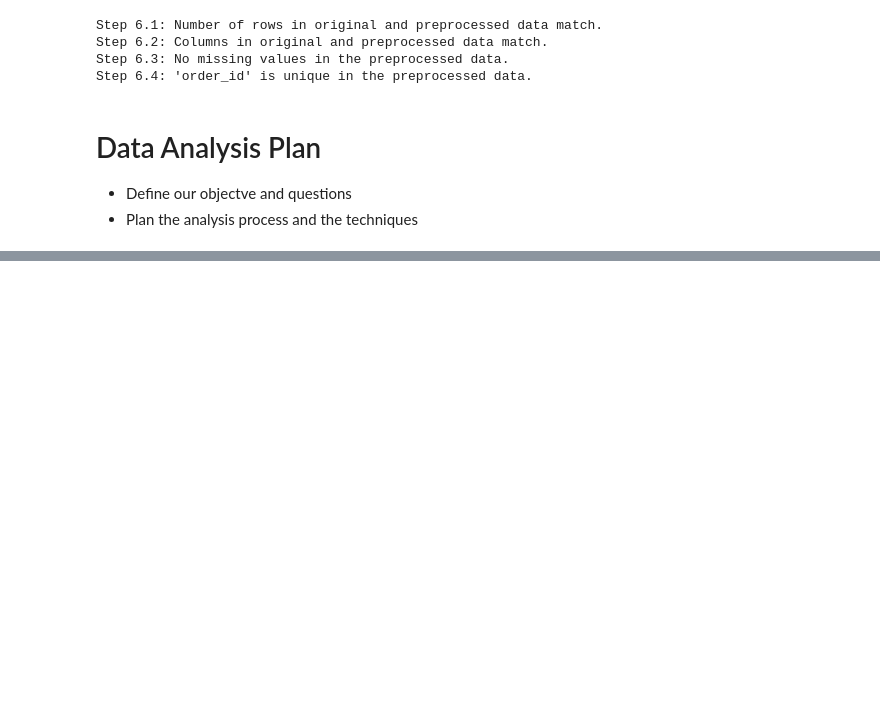
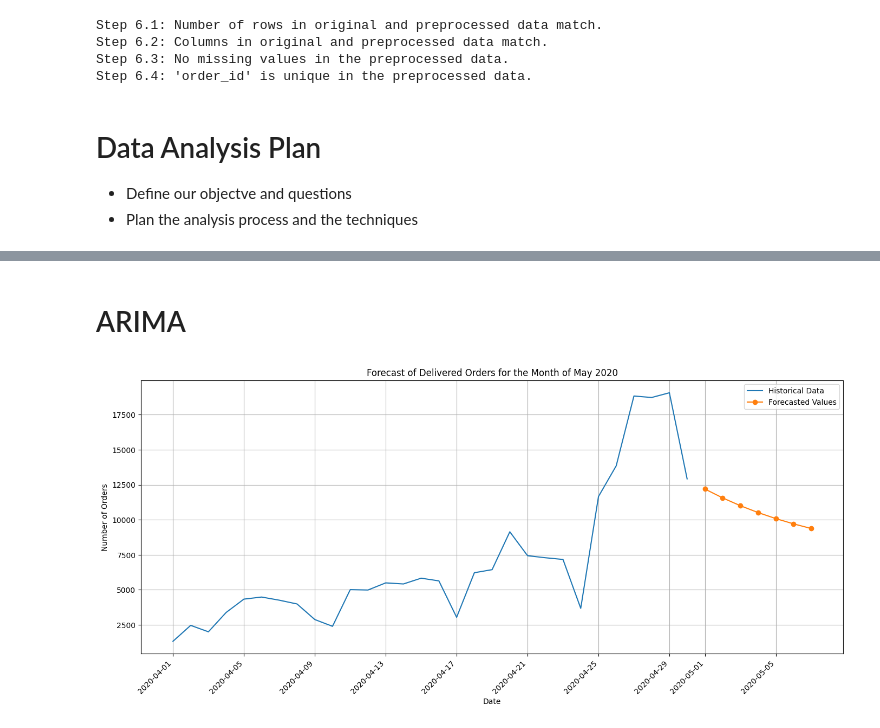
Before and after one commit to Arashkhajooei/DataScience-cheat-sheet, a Jupyter notebook: Snapp!_task.ipynb, the cells around one changed output, grey strips where cells are left out. Drawn from its saved outputs; the diff is of its cells as text; code cells hidden in the pictures; blank space fills up the shorter version.

```diff
--- a/Snapp!_task.ipynb
+++ b/Snapp!_task.ipynb
@@ -268,0 +483,79 @@ Step 6.4: 'order_id' is unique in the preprocessed data.
+# %% [markdown]
+# ARIMA
+# %%
+# Import necessary libraries
+import pandas as pd
+import numpy as np
+import matplotlib.pyplot as plt
+from statsmodels.tsa.arima.model import ARIMA
+
+# Step 0: Load the preprocessed data into a DataFrame
+chunk_size = 10000
+data_chunks = pd.read_csv('/content/preprocessed_data.csv', chunksize=chunk_size)
+data = pd.concat(data_chunks)
+
+# Step 1: Data Preparation
+
+# Convert 'create_time' to datetime object
+data['create_time'] = pd.to_datetime(data['create_time'])
+
+# Filter only the delivered orders
+delivered_data = data[data['status'] == 'delivered']
+
+# Set 'create_time' as the index to convert the DataFrame into a time series
+delivered_data.set_index('create_time', inplace=True)
+
+# Step 2: Resample the Data on a Daily Basis
+
+# Resample the data on a daily basis and get the count of delivered orders for each day
+daily_orders = delivered_data.resample('D').size()
+
+# Step 3: Train the ARIMA Model for Historical Data
+
+# Select the historical data for April 2020
+historical_data = daily_orders['2020-04-01':'2020-04-30']
+
+# Check if the historical data is sufficient for model training
+if len(historical_data) < 2:
+    print("Insufficient data for model training. Please ensure data includes at least two days of historical data.")
+else:
+    # Train the ARIMA model on the historical data
+    try:
+        arima_model = ARIMA(historical_data, order=(1, 0, 0))  # You can modify the order as needed
+        arima_model_fit = arima_model.fit()
+
+        # Step 4: Forecasting for the Month of May 2020
+
+        # Generate the dates for the month of May 2020
+        forecast_start_date = pd.to_datetime('2020-05-01')
+        forecast_end_date = pd.to_datetime('2020-05-7')
+        forecast_dates = pd.date_range(start=forecast_start_date, end=forecast_end_date, freq='D')
+
+        # Use the trained ARIMA model to forecast the number of orders for the month of May 2020
+        forecast_values = arima_model_fit.forecast(steps=len(forecast_dates))
+
+        # Plot the forecasted values
+        plt.figure(figsize=(14, 6))
+        plt.plot(historical_data.index, historical_data.values, label='Historical Data')
+        plt.plot(forecast_dates, forecast_values, label='Forecasted Values', marker='o')
+        plt.title('Forecast of Delivered Orders for the Month of May 2020')
+        plt.xlabel('Date')
+        plt.ylabel('Number of Orders')
+        plt.legend()
+        plt.grid(True)
+        plt.tight_layout()
+        plt.xticks(rotation=45, ha='right')  # Rotate date labels for readability
+        plt.show()
+
+        print("Forecasted Number of Orders for the Month of May 2020:")
+        print(forecast_values)
+
+    except Exception as e:
+        print("Error occurred during ARIMA model training:", str(e))
+
+# Additional comments:
+# - The code now uses "delivered" instead of "DELIVERED" for consistency.
+# - The code includes historical data for April 2020 and uses ARIMA to forecast the number of orders for May 2020.
+# - The forecasted values for the month of May 2020 are displayed and plotted in the chart.
+# %% [output]
+[figure, added]
```
Also changed, not shown: parts of 13 cells of this notebook.
